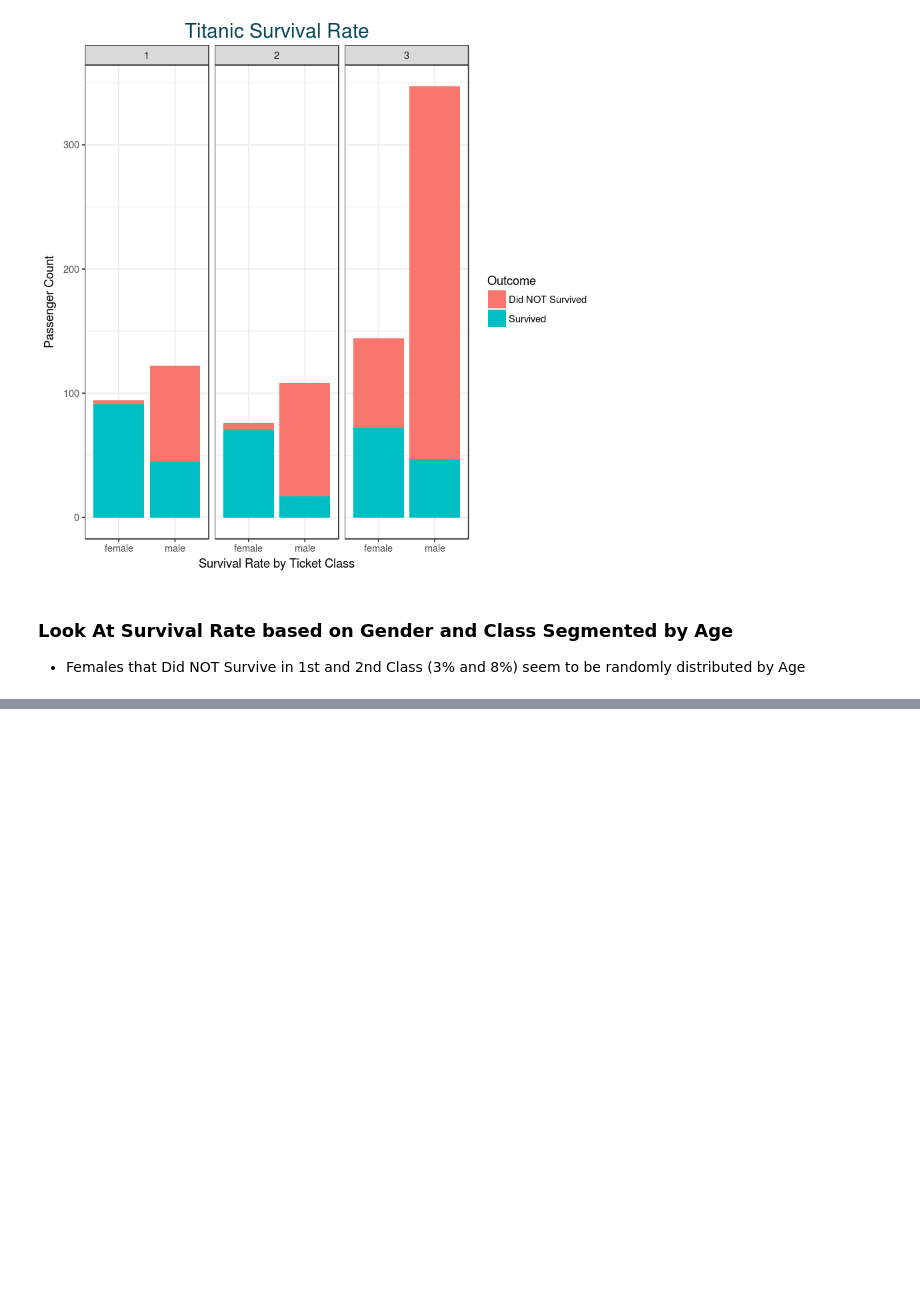
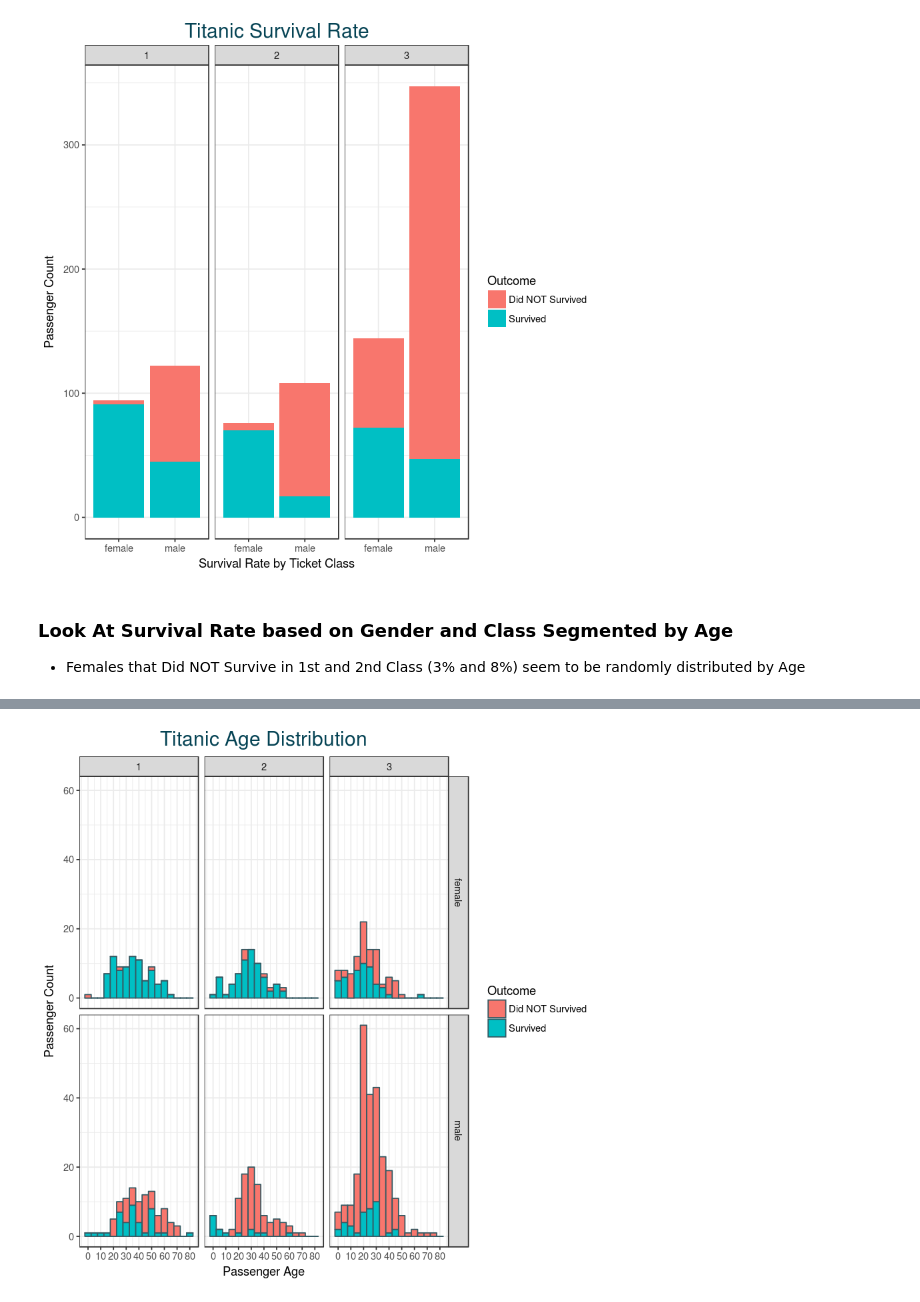
Before and after one commit to romabash/kaggle-titanic, a Jupyter notebook: notebooks/1_Data-Visualization.ipynb, the cells around one changed output, grey strips where cells are left out. Drawn from its saved outputs; the diff is of its cells as text; code cells hidden in the pictures; blank space fills up the shorter version.

Commit message:
Survival based on Sex, Pclass, Age and Family Size

```diff
--- a/notebooks/1_Data-Visualization.ipynb
+++ b/notebooks/1_Data-Visualization.ipynb
@@ -548,3 +548,15 @@ titanic %>%
 # %% [markdown]
 ### Look At Survival Rate based on Gender and Class Segmented by Age
 - Females that Did NOT Survive in 1st and 2nd Class (3% and 8%) seem to be randomly distributed by Age
+# %%
+titanic %>%
+  ggplot() +
+  geom_histogram(aes(x = Age, fill = Survived), binwidth = 5, color = "#355a63") +
+  facet_grid(Sex ~ Pclass) +
+  theme_bw() +
+  theme(plot.title = element_text(hjust = 0.5, size=18, colour = "#054354")) +
+  ggtitle("Titanic Age Distribution") +
+  scale_x_continuous(name= "Passenger Age", breaks = 10*c(0:8)) +
+  scale_y_continuous(name = "Passenger Count") +
+  scale_fill_discrete(name = "Outcome", labels = c("Did NOT Survived", "Survived"))
+# %% [output]
@@ -550,0 +565 @@ titanic %>%
+[figure, added]
```
Also changed, not shown: parts of 11 cells of this notebook.
